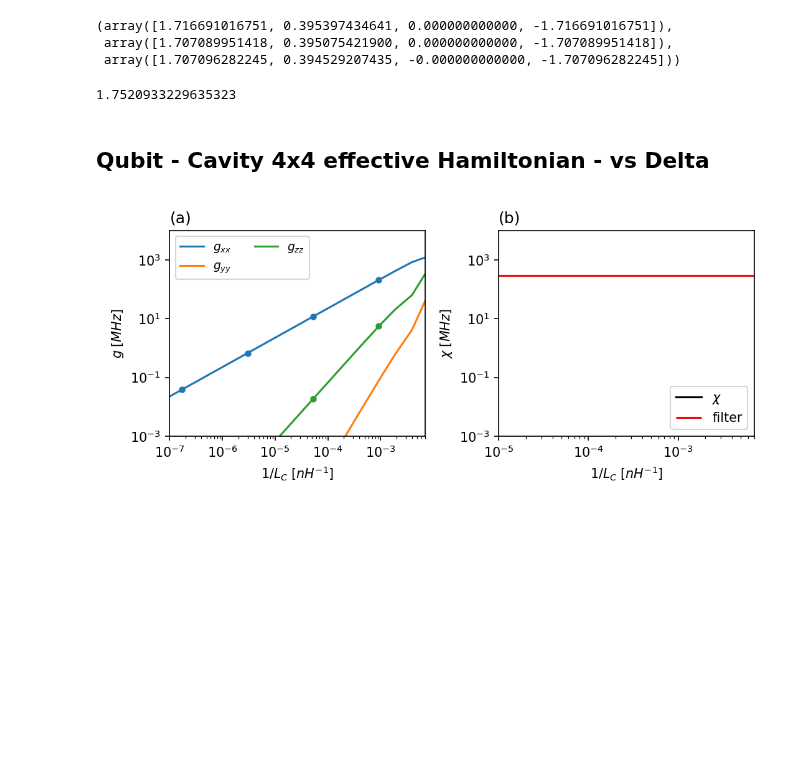
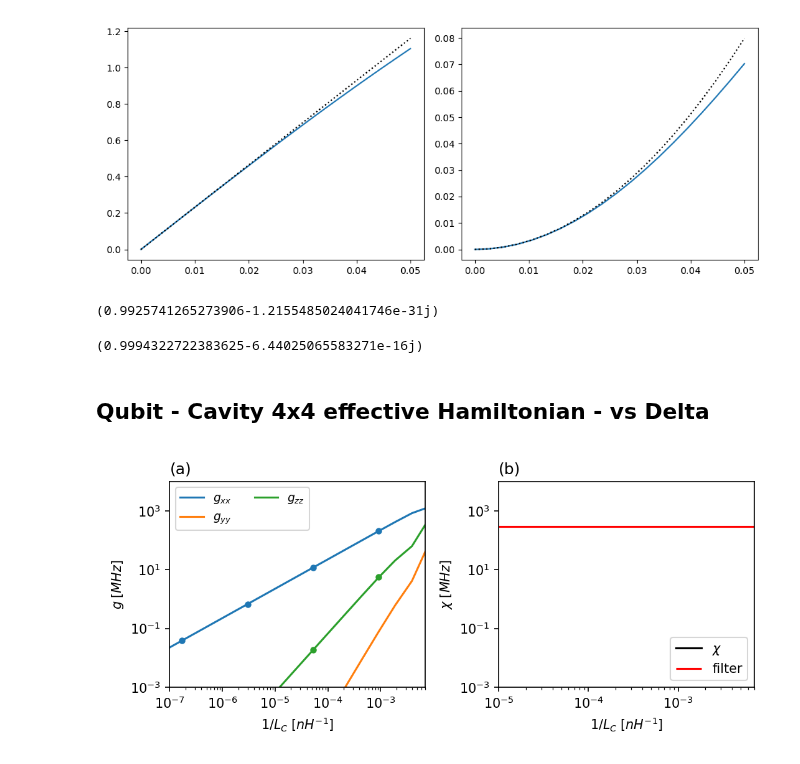
Before and after one commit to GabrielJauma/tunable-capacitive-coupling-flux-qubits, a Jupyter notebook: uni_cell/unit_cell_effective_hamiltonians.ipynb, the cells around one changed output. Cells and saved outputs as stored; diff of their text form; code cells hidden in the pictures; blank space fills up the shorter version.

```diff
--- a/uni_cell/unit_cell_effective_hamiltonians.ipynb
+++ b/uni_cell/unit_cell_effective_hamiltonians.ipynb
@@ -32,34 +32,76 @@ e0   = 1.602e-19
 # %%
-C, CJ, Csh, Lq, Lr, Δ, EJ = sq_ext.get_experimental_parameters('qubit_2', return_effective=False)
+C, CJ, Csh, Lq, Lr, Δ, EJ = sq_ext.get_experimental_parameters('qubit_1', return_effective=False)
+# C*=1.1
+# CJ*=0.912314
+# Csh*=1.12312
+# Lq*=0.9874712487
+# Lr*=1.2414
+# Δ*=0.8127414
+# EJ*=1.241432
 # %%
 C_F_eff, C_R_eff = sq_ext.C_CJ_Csh_to_CF_CR_eff(C, CJ, Csh)
 L_F_eff, L_R_eff, L_C_eff = sq_ext.Lq_Lr_to_LF_LR_LC_eff(Lq, Lr, Δ)
-φ_ext = 0.51
 fluxonium_0 = sq_ext.sq_fluxonium(EJ=EJ, C_F_eff=C_F_eff, Lq=L_F_eff, Δ=Δ, φ_ext=0.5)
-fluxonium   = sq_ext.sq_fluxonium(EJ=EJ, C_F_eff=C_F_eff, Lq=L_F_eff, Δ=Δ, φ_ext=φ_ext)
+H_0  = fluxonium_0.hamiltonian()
 # %%
 N_elements = 1
 basis_states = [(0,), (1,)]
 max_excitations_mediating_states=4
 mediating_states = sq_ext.generate_mediating_states(N_elements, basis_states, max_excitations_mediating_states)
+# %%
+φ_ext_values = np.linspace(0.5,0.55, 20)
 # %%
-H_0  = fluxonium_0.hamiltonian()
-H    = fluxonium.hamiltonian()
+Pauli_p1 = []
+Pauli_p2 = []
+Pauli_SWT = []
 
-sq_ext.H_eff_2x2([H_0], H, basis_states, mediating_states, n_eig=5, n_eig_extra_low=5, return_decomposition=False)
+for φ_ext  in φ_ext_values:
+    fluxonium   = sq_ext.sq_fluxonium(EJ=EJ, C_F_eff=C_F_eff, Lq=L_F_eff, Δ=Δ, φ_ext=φ_ext)
+    H    = fluxonium.hamiltonian()
 
-# ψ_0         = sq_ext.diag(H_0, n_eig=2, solver='numpy', real=True)[1]
-# E, ψ     = sq_ext.diag(H  , n_eig=2, out='GHz', solver='Qutip', qObj=True)
-#
-# H_eff_SWT = sq_ext.H_eff_SWT_large(ψ_0 , ψ , E , remove_ground=True)
+    P1, P2, SWT = sq_ext.H_eff_2x2([H_0], H, basis_states, mediating_states, n_eig=5, n_eig_extra_low=5, return_decomposition=False)
+
+    Pauli_p1 .append(P1)
+    Pauli_p2 .append(P2)
+    Pauli_SWT.append(SWT)
+
+Pauli_p1  = np.array(Pauli_p1 )
+Pauli_p2  = np.array(Pauli_p2 )
+Pauli_SWT = np.array(Pauli_SWT)
-# %% [output]
-(array([1.716691016751, 0.395397434641, 0.000000000000, -1.716691016751]),
- array([1.707089951418, 0.395075421900, 0.000000000000, -1.707089951418]),
- array([1.707096282245, 0.394529207435, -0.000000000000, -1.707096282245]))
-# %%
-(fluxonium.diag(2)[0][1]-fluxonium.diag(2)[0][0])/2
-# %% [output]
-1.7520933229635323
+# %%
+fluxonium_0.diag(2)
+φ = fluxonium_0.flux_op(0,'eig')[0,1] * np.sqrt(sq.hbar)  * 2*np.pi/Φ_0
+sin_φ_01 = fluxonium_0.sin_op(0,'eig')[0,1] * 2*np.pi
+cos_φ_0 = fluxonium_0.cos_op(0,'eig')[0,0] * 2*np.pi
+cos_φ_1 = fluxonium_0.cos_op(0,'eig')[1,1] * 2*np.pi
+
+δφ_ext = (φ_ext_values-0.5)
+
+σ_x_semianal = - (δφ_ext - δφ_ext**3/6)* EJ * sin_φ_01
+σ_z_semianal = + (δφ_ext**2/2 - δφ_ext**4/24) * EJ * (cos_φ_1-cos_φ_0) * 4 #4?
+# %%
+labels = ['I', 'σx', 'σy', 'σz']
+
+Pauli_decomp = Pauli_SWT
+
+fig, (ax1, ax2) = plt.subplots(ncols=2, figsize = [10,4])
+
+ax1.plot(δφ_ext, Pauli_decomp[:,1]-Pauli_decomp[0,1], label=labels[1])
+ax2.plot(δφ_ext, Pauli_decomp[:,-1]-Pauli_decomp[0,-1], label=labels[-1])
+ax1.plot(δφ_ext, σ_x_semianal, ':k')
+ax2.plot(δφ_ext,  σ_z_semianal, ':k')
+fig.tight_layout()
+fig.show()
+# %% [output]
+[figure, added]
+# %%
+((Pauli_decomp[:,-1]-Pauli_decomp[0,-1])/ σ_z_semianal)[2]
+# %% [output]
+(0.9925741265273906-1.2155485024041746e-31j)
+# %%
+((Pauli_decomp[:,1]-Pauli_decomp[0,1])/ σ_x_semianal)[2]
+# %% [output]
+(0.9994322722383625-6.44025065583271e-16j)
 # %% [markdown]
 ## Qubit - Cavity 4x4 effective Hamiltonian - vs Delta
 # %%
```
Also changed, not shown: parts of 1 cell of this notebook, 2 other files.
